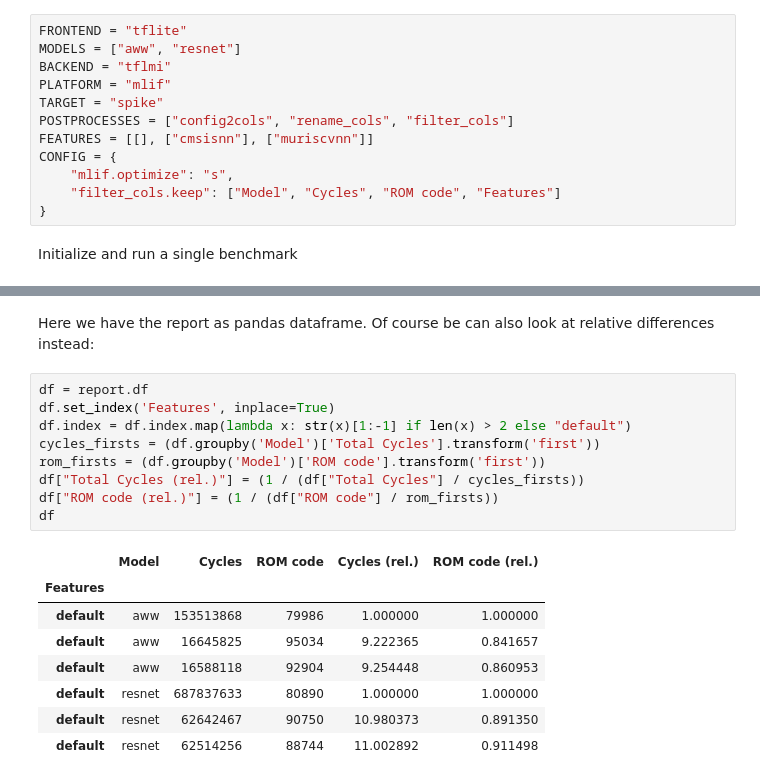
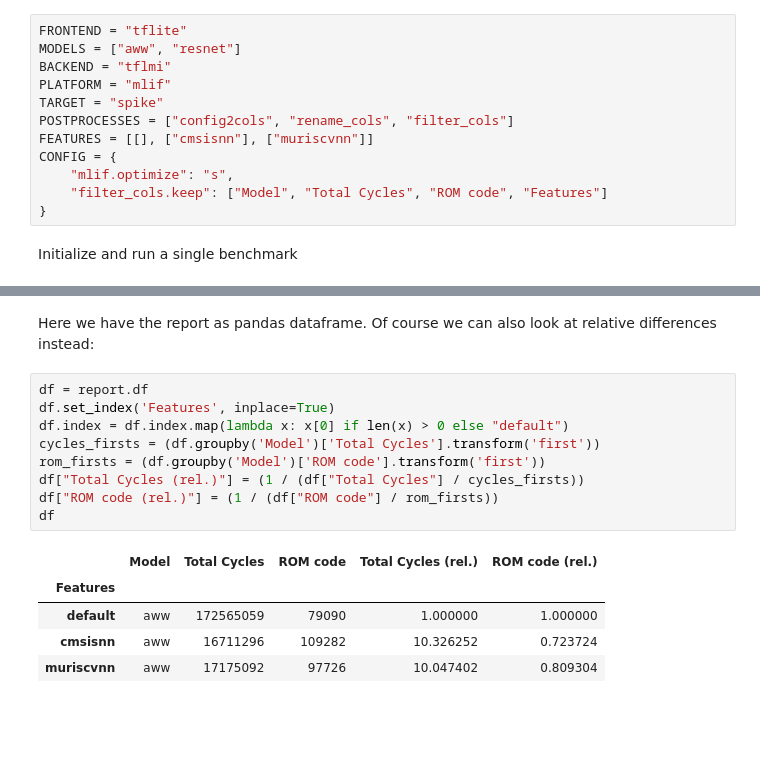
Before and after one commit to tum-ei-eda/mlonmcu, a Jupyter notebook: ipynb/Examples/CodeSizeComparison/CodeSizeComparison.ipynb, the cells around one changed output, grey strips where cells are left out. Saved outputs shown, nothing was run; the diff lists cells and outputs as text; blank space fills up the shorter version.

```diff
--- a/ipynb/Examples/CodeSizeComparison/CodeSizeComparison.ipynb
+++ b/ipynb/Examples/CodeSizeComparison/CodeSizeComparison.ipynb
@@ -157,7 +154,7 @@ POSTPROCESSES = ["config2cols", "rename_cols", "filter_cols"]
 FEATURES = [[], ["cmsisnn"], ["muriscvnn"]]
 CONFIG = {
     "mlif.optimize": "s",
-    "filter_cols.keep": ["Model", "Cycles", "ROM code", "Features"]
+    "filter_cols.keep": ["Model", "Total Cycles", "ROM code", "Features"]
 }
 # %% [markdown]
 Initialize and run a single benchmark
@@ -199,20 +192,17 @@ INFO - [session-360] Done processing runs
 # %% [markdown]
-Here we have the report as pandas dataframe. Of course be can also look at relative differences instead:
+Here we have the report as pandas dataframe. Of course we can also look at relative differences instead:
 # %%
 df = report.df
 df.set_index('Features', inplace=True)
-df.index = df.index.map(lambda x: str(x)[1:-1] if len(x) > 2 else "default")
+df.index = df.index.map(lambda x: x[0] if len(x) > 0 else "default")
 cycles_firsts = (df.groupby('Model')['Total Cycles'].transform('first'))
 rom_firsts = (df.groupby('Model')['ROM code'].transform('first'))
 df["Total Cycles (rel.)"] = (1 / (df["Total Cycles"] / cycles_firsts))
 df["ROM code (rel.)"] = (1 / (df["ROM code"] / rom_firsts))
 df
 # %% [output]
-|  | Model | Cycles | ROM code | Cycles (rel.) | ROM code (rel.) |
+|  | Model | Total Cycles | ROM code | Total Cycles (rel.) | ROM code (rel.) |
 | Features |  |  |  |  |  |
-| default | aww | 153513868 | 79986 | 1.000000 | 1.000000 |
-| default | aww | 16645825 | 95034 | 9.222365 | 0.841657 |
-| default | aww | 16588118 | 92904 | 9.254448 | 0.860953 |
-| default | resnet | 687837633 | 80890 | 1.000000 | 1.000000 |
-| default | resnet | 62642467 | 90750 | 10.980373 | 0.891350 |
-| default | resnet | 62514256 | 88744 | 11.002892 | 0.911498 |
+| default | aww | 172565059 | 79090 | 1.000000 | 1.000000 |
+| cmsisnn | aww | 16711296 | 109282 | 10.326252 | 0.723724 |
+| muriscvnn | aww | 17175092 | 97726 | 10.047402 | 0.809304 |
```
Also changed, not shown: parts of 5 cells of this notebook, 1 other file.
